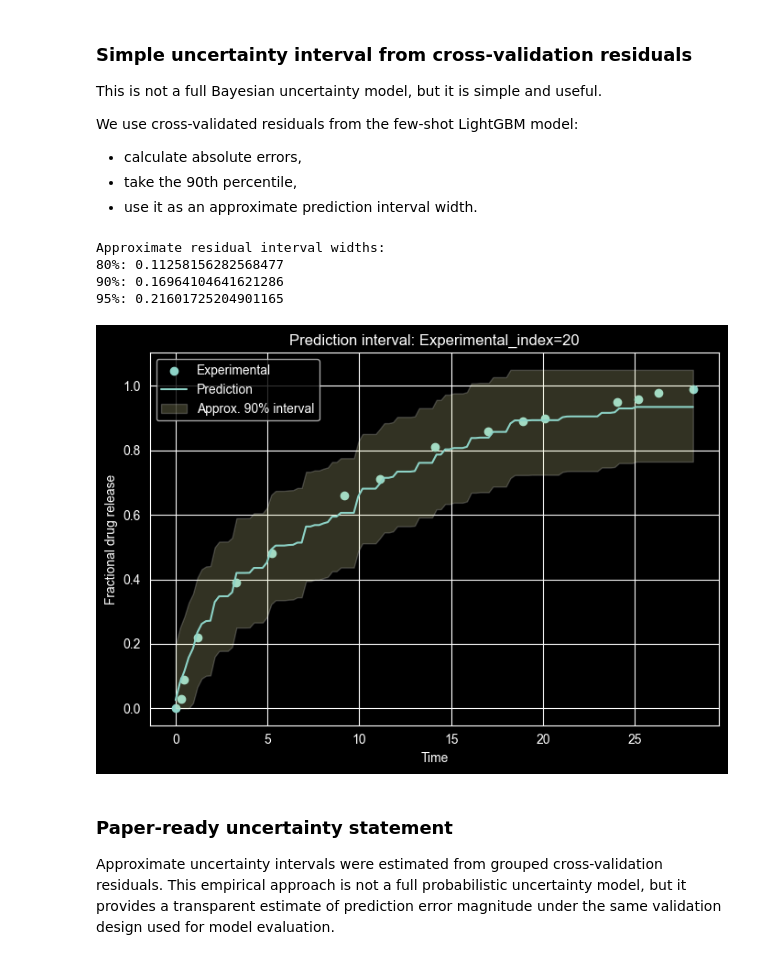
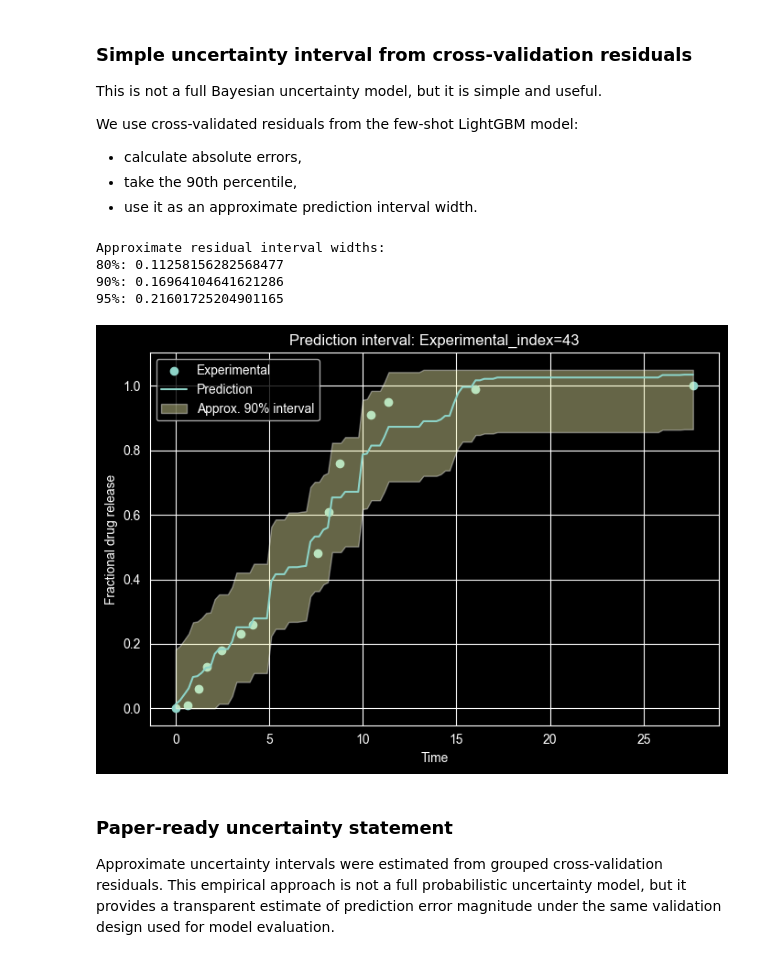
Before and after one commit to Helena94/adaprd, a Jupyter notebook: LAI_drug_release_project_notebook.ipynb, the cells around one changed output. Cells and saved outputs as stored; diff of their text form; code cells hidden in the pictures.

```diff
--- a/LAI_drug_release_project_notebook.ipynb
+++ b/LAI_drug_release_project_notebook.ipynb
@@ -386,8 +421,8 @@ def safe_filename(value):
 
 release_bins = np.linspace(df[TARGET].min(), df[TARGET].max(), 31)
 
-group_hist_dir = os.path.join(OUTPUT_DIR, "release_histograms_by_group")
-profile_hist_root = os.path.join(OUTPUT_DIR, "release_histograms_by_group_profile")
+group_hist_dir = os.path.join(OUTPUT_DOB, "release_histograms_by_group")
+profile_hist_root = os.path.join(OUTPUT_DOB, "release_histograms_by_group_profile")
 os.makedirs(group_hist_dir, exist_ok=True)
 os.makedirs(profile_hist_root, exist_ok=True)
 
@@ -668,4 +703,7 @@ The Orange baseline is repeated and extended in Python using grouped validation.
 # %%
+OUTPUT_BMC=f'{OUTPUT_DIR}/baseline_model_comparison'
+os.makedirs(OUTPUT_BMC, exist_ok=True)
+
 def make_lgbm_regressor(n_estimators=700, learning_rate=0.025):
     return LGBMRegressor(
         n_estimators=n_estimators,
@@ -739,20 +777,14 @@ for name, model in models.items():
 baseline_results = pd.DataFrame(baseline_rows).sort_values("MAE_mean")
 display(baseline_results)
 
-candidate_direct_results = baseline_results[
-    baseline_results["model"].isin(["LightGBM", "CatBoost"])
-].copy()
-display(candidate_direct_results)
 
-selected_baseline_row = candidate_direct_results.sort_values("MAE_mean").iloc[0]
+selected_baseline_row = baseline_results.sort_values("MAE_mean").iloc[0]
 selected_direct_model_name = selected_baseline_row["model"]
 selected_direct_model_mae = selected_baseline_row["MAE_mean"]
 
 print("Direct model selected for sections 5 onward:", selected_direct_model_name)
-print("Selection rule: lower grouped-CV MAE_mean in the section 4 LightGBM/CatBoost comparison.")
 
-baseline_results.to_csv(os.path.join(OUTPUT_DIR, "baseline_groupcv_results.csv"), index=False)
-candidate_direct_results.to_csv(os.path.join(OUTPUT_DIR, "lightgbm_vs_catboost_groupcv_results.csv"), index=False)
+baseline_results.to_csv(os.path.join(OUTPUT_BMC, "baseline_groupcv_results.csv"), index=False)
 # %% [output]
 Evaluating: Ridge
 Evaluating: PLS
@@ -887,6 +921,9 @@ The zero-shot and few-shot models were evaluated with the same `Experimental_ind
 
 A final direct tree model is trained on all rows after cross-validation has estimated generalization performance. This section uses the section 4 selected direct model, LightGBM. For profile visualization, formulation and drug descriptors are fixed for one `Experimental_index`, and only `Time` is varied over a continuous grid.
 # %%
+OUTPUT_FRPBT=f'{OUTPUT_DIR}/full_release_prediction_by_time'
+os.makedirs(OUTPUT_FRPBT, exist_ok=True)
+
 best_direct_model = make_direct_tree_model(selected_direct_model_name)
 best_direct_model.fit(X_few, y)
 
@@ -1154,6 +1194,9 @@ SHAP analysis was performed on the section 4 selected direct tree model, LightGB
 
 Cumulative release should generally remain bounded and non-decreasing over time. This section applies a post hoc monotonic correction, optionally compares a LightGBM model constrained to be monotonic in `Time`, and estimates simple residual-based prediction intervals from grouped cross-validation errors.
 # %%
+OUTPUT_UMC=(f'{OUTPUT_DIR}/uncertainty_monotonic_correction')
+os.makedirs(OUTPUT_UMC, exist_ok=True)
+
 def monotonic_correct(pred, lower=0, upper=1.05):
     pred = np.asarray(pred, dtype=float)
     pred = np.clip(pred, lower, upper)
@@ -1161,7 +1204,7 @@ def monotonic_correct(pred, lower=0, upper=1.05):
     return pred
 
 # Example: raw vs corrected prediction
-profile_id = example_profiles[0]
+profile_id = example_profiles[1]
 profile, time_grid, pred_raw = predict_release_profile(
     best_direct_model,
     df,
@@ -1180,6 +1223,6 @@ plt.ylabel("Fractional drug release")
 plt.title(f"Monotonic correction: Experimental_index={profile_id}")
 plt.legend()
 plt.tight_layout()
-plt.savefig(os.path.join(OUTPUT_DIR, f"monotonic_correction_{profile_id}.png"), dpi=300)
+plt.savefig(os.path.join(OUTPUT_UMC, f"monotonic_correction_{profile_id}.png"), dpi=300)
 plt.show()
 # %% [output]
@@ -1249,37 +1292,37 @@ print("Approximate residual interval widths:")
 print("80%:", q80)
 print("90%:", q90)
 print("95%:", q95)
 
 # Plot one profile with approximate interval.
-profile_id = example_profiles[0]
+profile_id = example_profiles[1]
 profile, time_grid, pred = predict_release_profile(
     best_direct_model,
     df,
     profile_id,
     FEW_SHOT_FEATURES
 )
 
 pred_corr = monotonic_correct(pred)
 lower = np.clip(pred_corr - q90, 0, 1.05)
 upper = np.clip(pred_corr + q90, 0, 1.05)
 
 plt.figure(figsize=(7, 5))
 plt.scatter(profile["Time"], profile["Release"], label="Experimental")
 plt.plot(time_grid, pred_corr, label="Prediction")
-plt.fill_between(time_grid, lower, upper, alpha=0.2, label="Approx. 90% interval")
+plt.fill_between(time_grid, lower, upper, alpha=0.4, label="Approx. 90% interval")
 plt.xlabel("Time")
 plt.ylabel("Fractional drug release")
 plt.title(f"Prediction interval: Experimental_index={profile_id}")
 plt.legend()
 plt.tight_layout()
-plt.savefig(os.path.join(OUTPUT_DIR, f"prediction_interval_{profile_id}.png"), dpi=300)
+plt.savefig(os.path.join(OUTPUT_UMC, f"prediction_interval_{profile_id}.png"), dpi=300)
 plt.show()
 # %% [output]
 Approximate residual interval widths:
 80%: 0.11258156282568477
 90%: 0.16964104641621286
 95%: 0.21601725204901165
-[figure, old version]
+[figure, new version]
 # %% [markdown]
 ### Paper-ready uncertainty statement
 
```
Also changed, not shown: parts of 29 cells of this notebook, 1 other file.
